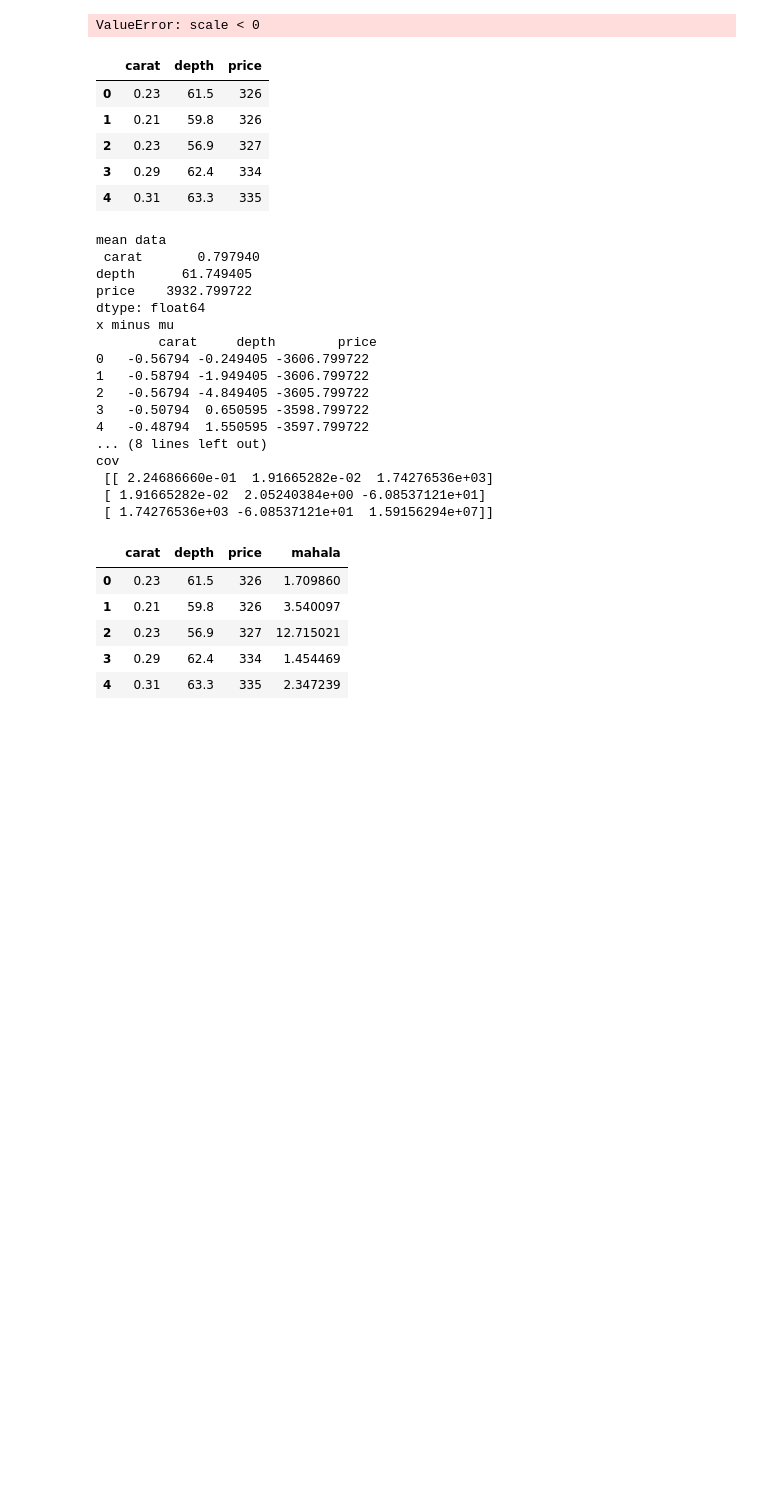
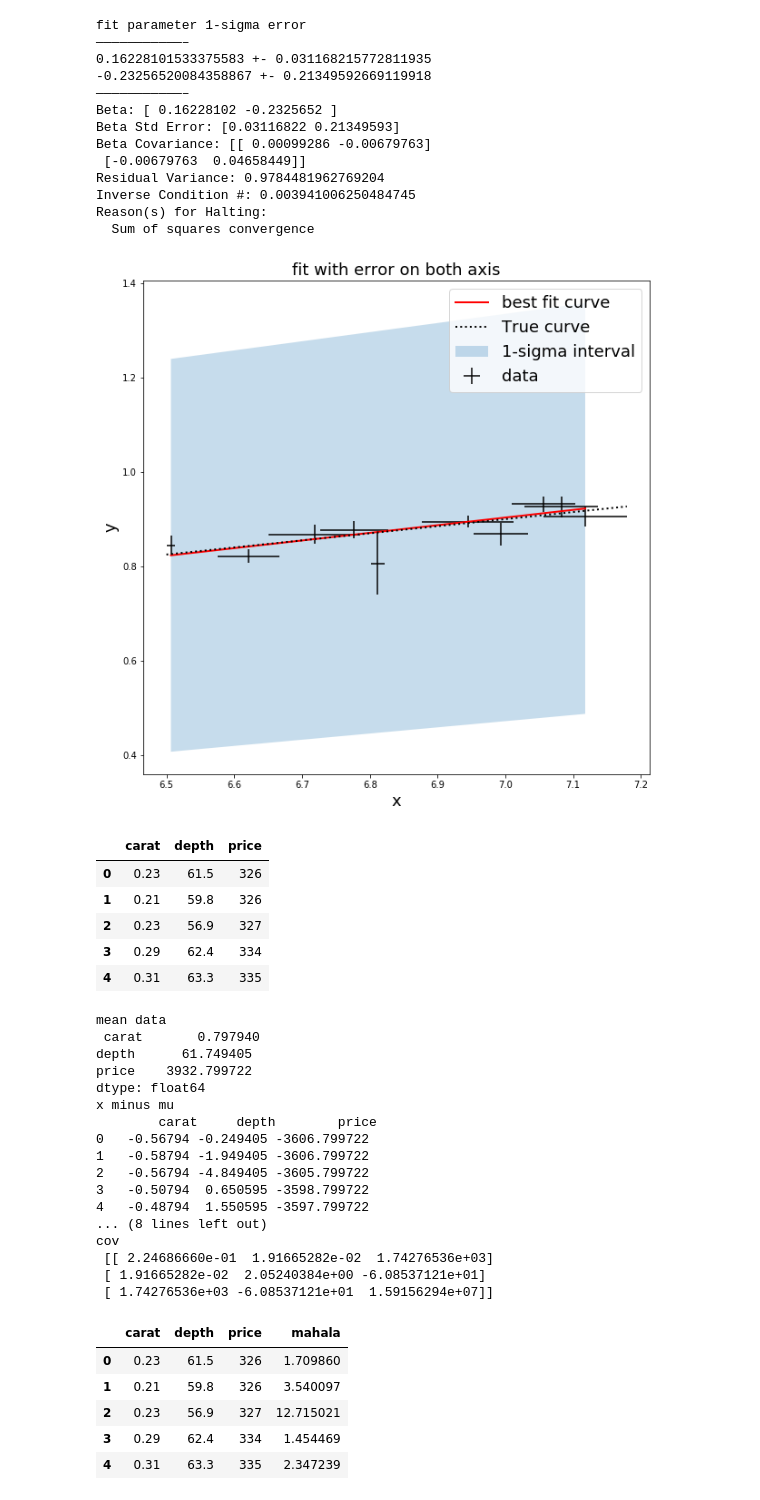
Before and after one commit to clairesworld/exo-top, a Jupyter notebook: notebooks/Untitled.ipynb, the cells around one changed output. Saved outputs shown, nothing was run; the diff lists cells and outputs as text; code cells hidden in the pictures; blank space fills up the shorter version.

```diff
--- a/notebooks/Untitled.ipynb
+++ b/notebooks/Untitled.ipynb
@@ -40,8 +40,8 @@ y_real = [0.010512500258174207, 0.007139308311500112, 0.008902079935571126, 0.00
 
 logx_real = np.log10(x_real)
 logy_real = np.log10(y_real)
-logsd_x_real = np.log10(sd_x_real)
-logsd_y_real = np.log10(sd_y_real)
+meanlogsd_x_real = 0.0724911629535826
+meanlogsd_y_real = 0.031309847855428535
 
 # def func(p, x):
 #     a, b, c = p
@@ -57,7 +57,7 @@ def func(p, x):
 
 # Model object
 model = odr.Model(func)
-n = 100
+n = 10
 # beta0 = [0., 1., 1.]
 beta0 = [0.1, -0.1]
 
@@ -67,9 +67,9 @@ x0 = np.linspace(np.min(logx_real), np.max(logx_real), n)
 # y0 = - 0.07 * x0 * x0 + 0.5 * x0 + 2.
 y0 = func([0.15, -0.15], x0)
 # noise_x = np.random.normal(0.0, 1.0, len(x0))
-noise_x = np.random.uniform(-np.max(logsd_x_real), np.max(logsd_x_real), len(x0))
+noise_x = np.random.normal(0., meanlogsd_x_real, len(x0))
 # noise_y = np.random.normal(0.0, 1.0, len(x0))
-noise_y = np.random.uniform(-np.max(logsd_y_real), np.max(logsd_y_real), len(x0))
+noise_y = np.random.normal(0., meanlogsd_y_real, len(x0))
 
 y = y0 + noise_y
 x = x0 + noise_x
@@ -92,34 +92,47 @@ popt = out.beta
 perr = out.sd_beta
 print('fit parameter 1-sigma error')
 print('———————————–')
 for i in range(len(popt)):
     print(str(popt[i])+' +- '+str(perr[i]))
 print('———————————–')
 out.pprint()
 
 # prepare confidence level curves
 nstd = 1. # to draw 5-sigma intervals
 popt_up = popt + nstd * perr
 popt_dw = popt - nstd * perr
 
 x_fit = np.linspace(min(x), max(x), 100)
 fit = func(popt, x_fit)
 fit_up = func(popt_up, x_fit)
 fit_dw= func(popt_dw, x_fit)
 
 #plot
 fig, ax = plt.subplots(1, figsize=(10,10))
 ax.errorbar(x, y, yerr=noise_y, xerr=noise_x, ecolor='k', fmt='None', label='data')
 plt.xlabel('x', fontsize=18)
 plt.ylabel('y', fontsize=18)
 plt.title('fit with error on both axis', fontsize=18)
 plt.plot(x_fit, fit, 'r', lw=2, label='best fit curve')
 plt.plot(x0, y0, 'k:', lw=2, label='True curve')
 ax.fill_between(x_fit, fit_up, fit_dw, alpha=.25, label='1-sigma interval')
 ax.legend(fontsize=18)
 plt.show()
 # %% [output]
-ValueError: scale < 0
+fit parameter 1-sigma error
+———————————–
+0.16228101533375583 +- 0.031168215772811935
+-0.23256520084358867 +- 0.21349592669119918
+———————————–
+Beta: [ 0.16228102 -0.2325652 ]
+Beta Std Error: [0.03116822 0.21349593]
+Beta Covariance: [[ 0.00099286 -0.00679763]
+ [-0.00679763  0.04658449]]
+Residual Variance: 0.9784481962769204
+Inverse Condition #: 0.003941006250484745
+Reason(s) for Halting:
+  Sum of squares convergence
+[figure, added]
 # %%
 import pandas as pd
 import numpy as np
```
Also changed, not shown: parts of 1 cell of this notebook, 4 other files.
